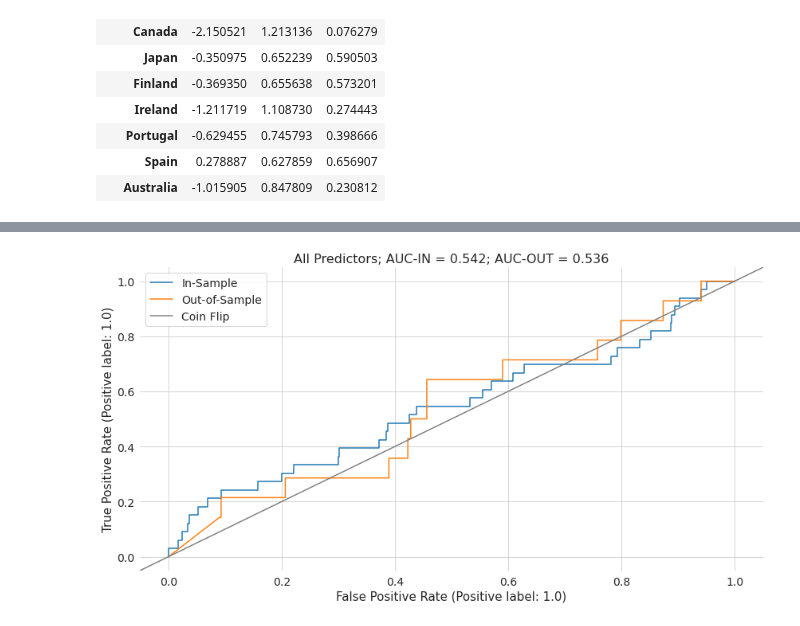
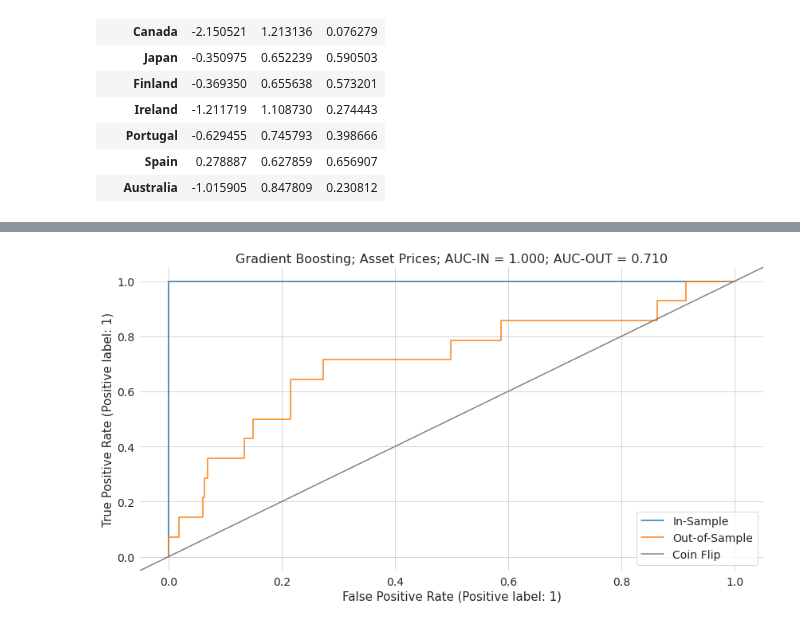
Before and after one commit to timmens/macro_problems, a Jupyter notebook: assignment3.ipynb, the cells around one changed output, grey strips where cells are left out. Drawn from its saved outputs; the diff is of its cells as text; code cells hidden in the pictures.

```diff
--- a/assignment3.ipynb
+++ b/assignment3.ipynb
@@ -93,11 +127,11 @@ plot_predictor_comparison(fit_logit, df, formula, backend="sklearn", max_iter=10
 # %%
-with_predictors = [
-    f"{var}.shift({lag})" for var in ("money", "hpnom", "ca") for lag in range(1, 7)
-]
+with_predictors = [f"hpnom.shift({l})" for l in range(1, 6)]
+data = create_test_train_data(df, formula, with_predictors)
+model = fit_catboost(data=data, loss_function="CrossEntropy")
 
-data = create_test_train_data(df, formula, with_predictors=with_predictors)
+fig, ax = plt.subplots()
+fig.set_size_inches(14, 7)
 
-model = fit_logit(data=data, backend="sklearn", max_iter=10_000)
-plot_roc_curve(model, **data, title="All Predictors")
+plot_roc_curve(model, **data, title="Gradient Boosting; Asset Prices", ax=ax)
 # %% [output]
-[figure, old version]
+[figure, new version]
```
Also changed, not shown: parts of 15 cells of this notebook, 4 other files.
